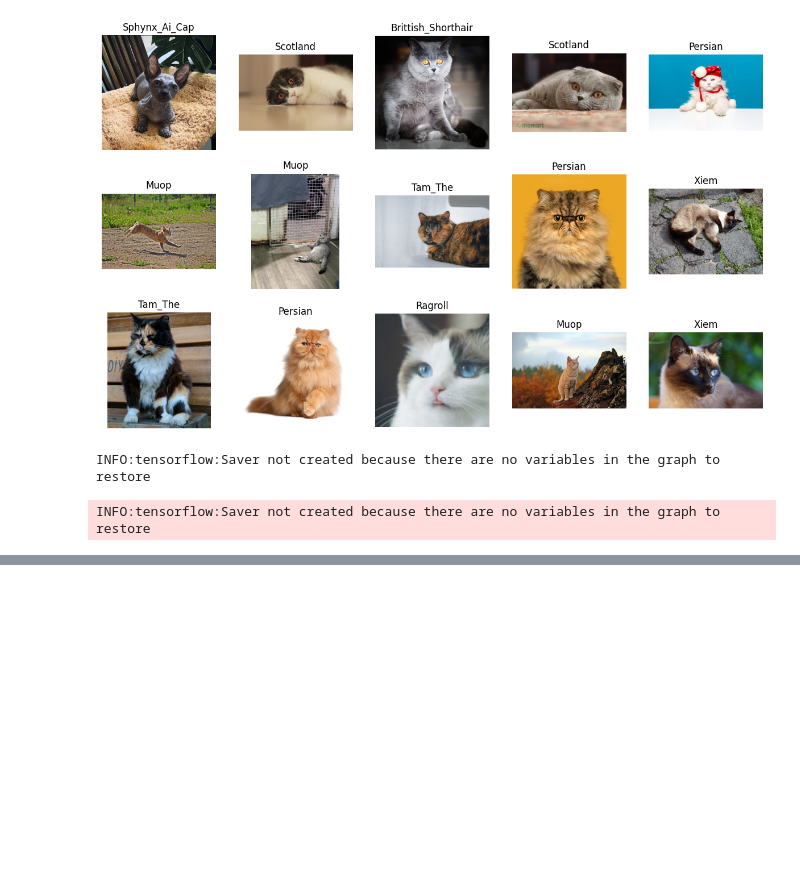
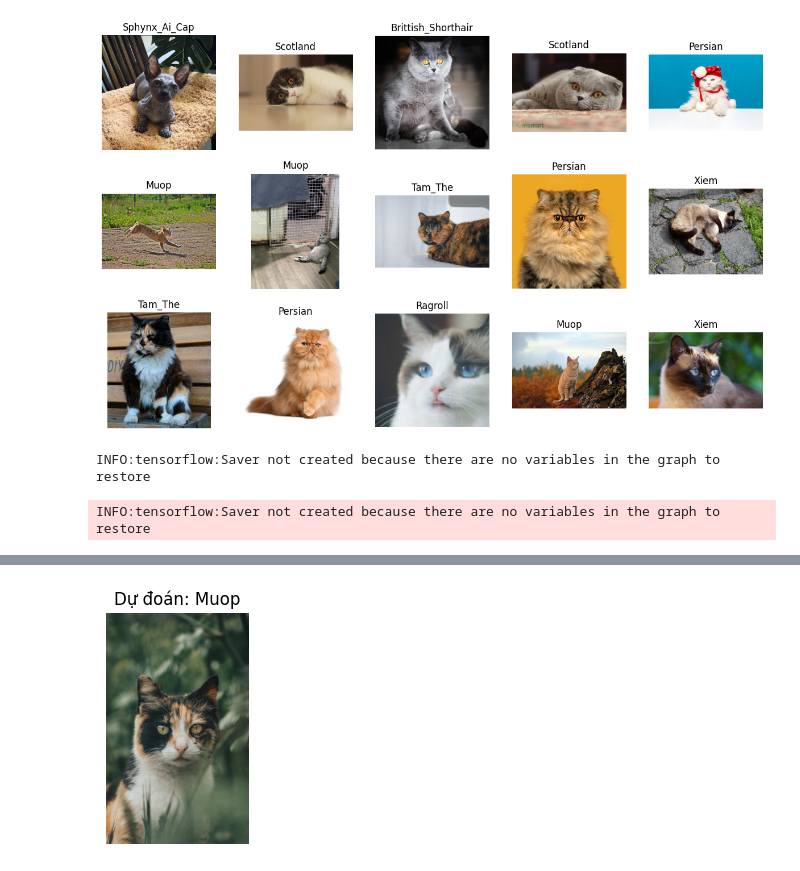
Before and after one commit to spdatdd/thi_giac_may_tinh, a Jupyter notebook: phan_loai_meo.ipynb, the cells around one changed output, grey strips where cells are left out. Cells and saved outputs as stored; diff of their text form; code cells hidden in the pictures; blank space fills up the shorter version.

```diff
--- a/phan_loai_meo.ipynb
+++ b/phan_loai_meo.ipynb
@@ -273,0 +274,16 @@ display_images(
+# %%
+url = "C:\\Users\\ngod2\\thigiacMayTinh\\main\\cats_photos\\Tam_The\\Tam_The (5).jpeg"
+encoded_img = get_encoded_image([url])
+# Đưa hình ảnh vào mô hình và lấy dự đoán
+with tf.Session() as sess:
+    sess.run(tf.global_variables_initializer())  # Khởi tạo biến toàn cục
+    test_prediction = sess.run(prediction, feed_dict={encoded_images: [encoded_img]})
+
+test_image = (url, test_prediction[0])
+
+# hình ảnh và nhãn dự đoán hiển thị.
+display_images(
+  # Tạo danh sách các
+  [(get_image(test_image), f"Dự đoán: {get_class(test_image)}")])
+# %% [output]
+[figure, added]
```
Also changed, not shown: parts of 2 cells of this notebook.
